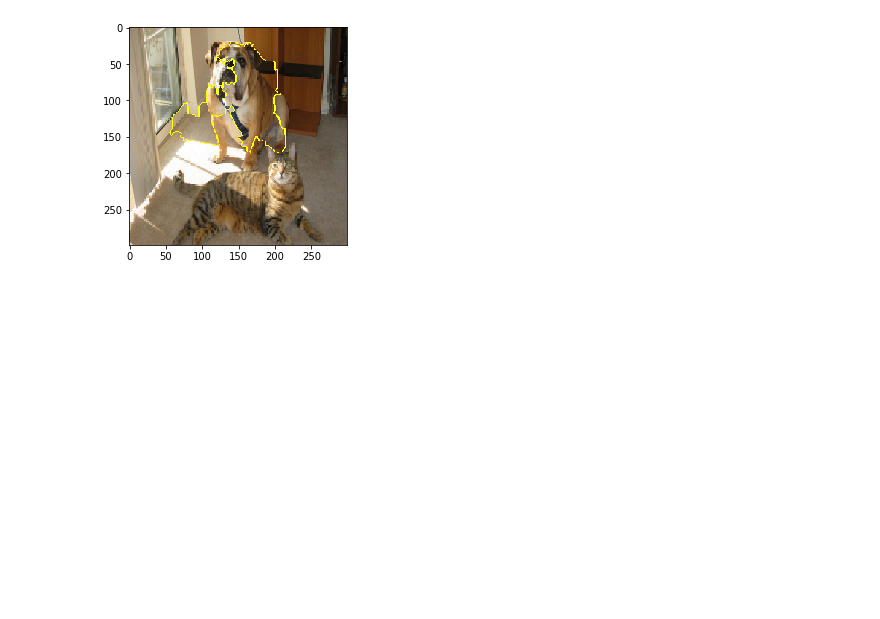
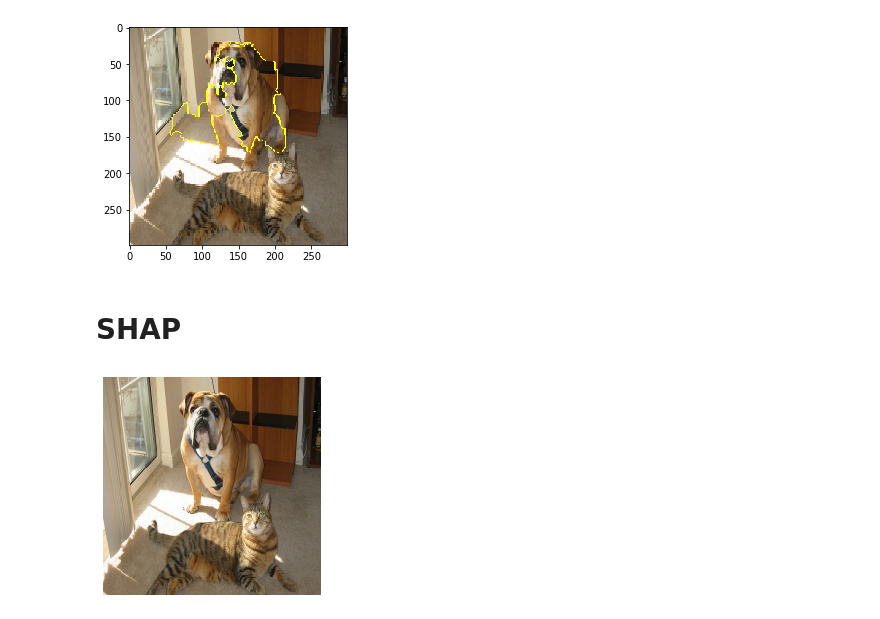
Before and after one commit to noemi-gozzi/Thesis-XAI, a Jupyter notebook: src/BENCHMARK.ipynb, the cells around one changed output. Saved outputs shown, nothing was run; the diff lists cells and outputs as text; code cells hidden in the pictures; blank space fills up the shorter version.

Commit message:
change dir in load data and add SHAP in benchmark

```diff
--- a/src/BENCHMARK.ipynb
+++ b/src/BENCHMARK.ipynb
@@ -282,3 +280,26 @@ plt.imshow(mark_boundaries(temp / 2 + 0.5, mask))
 # %% [output]
 <matplotlib.image.AxesImage at 0x...>
 [figure]
+# %% [markdown]
+# SHAP
+# %%
+from keras.applications.vgg16 import VGG16, preprocess_input, decode_predictions
+from keras.applications import vgg16
+import requests
+from skimage.segmentation import slic
+import matplotlib.pylab as plt
+import pandas as pd
+import shap
+import warnings
+# load model data
+r = requests.get('https://s3.amazonaws.com/deep-learning-models/image-models/imagenet_class_index.json')
+feature_names = r.json()
+model = VGG16()
+# load an image
+file = "./cat_dog.png"
+img = image.load_img(file, target_size=(224, 224))
+img_orig = image.img_to_array(img)
+plt.imshow(img);
+plt.axis('off');
+# %% [output]
+[figure, added]
```
Also changed, not shown: parts of 10 cells of this notebook, 2 other files.
